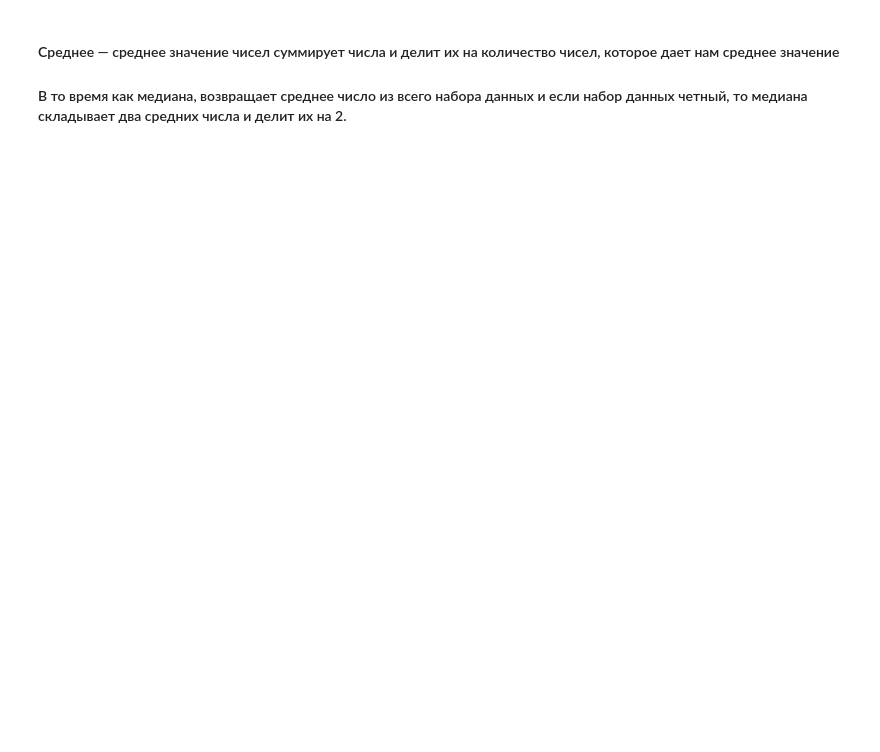
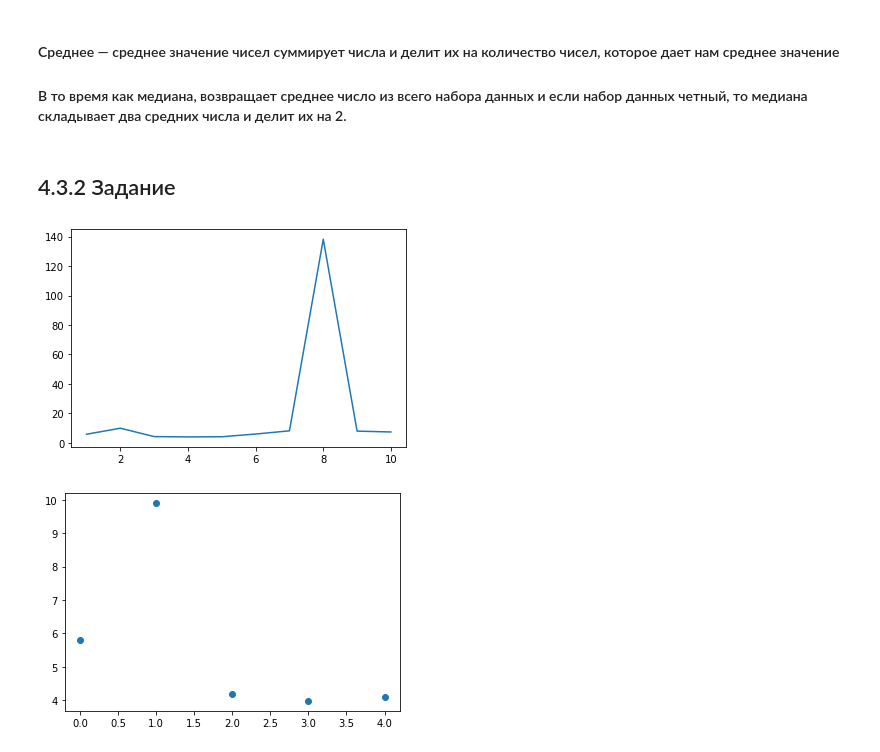
Before and after one commit to TimmmofeyD/WorkBook_AI, a Jupyter notebook: Lishchenko_Timofey_WorkBook1.ipynb, the cells around one changed output. Cells and saved outputs as stored; diff of their text form; code cells hidden in the pictures; blank space fills up the shorter version.

```diff
--- a/Lishchenko_Timofey_WorkBook1.ipynb
+++ b/Lishchenko_Timofey_WorkBook1.ipynb
@@ -212,3 +212,18 @@ plt.scatter(data_rand, [i for i in range(100)])
 # %% [markdown]
 #### Среднее —  среднее значение чисел суммирует числа и делит их на количество чисел, которое дает нам среднее значение
 #### В то время как медиана, возвращает среднее число из всего набора данных и если набор данных четный, то медиана складывает два средних числа и делит их на 2.
+# %% [markdown]
+## 4.3.2 Задание
+# %%
+def func(x):
+    return (((1 + np.exp(x**0.5) + np.cos(x**2))**0.5) / (abs(1 - (np.sin(x))**3))) + np.log(abs(2 * x))
+
+data = [func(i) for i in range(1, 11)]
+slice_d = int(len(data)/2)
+data_slice = data[:slice_d]
+plt.plot([i for i in range(1, 11)], data)
+plt.show()
+plt.scatter([i for i in range(slice_d)], data_slice);
+# %% [output]
+[figure, added]
+[figure, added]
```
Also changed, not shown: parts of 58 cells of this notebook, 3 other files.
